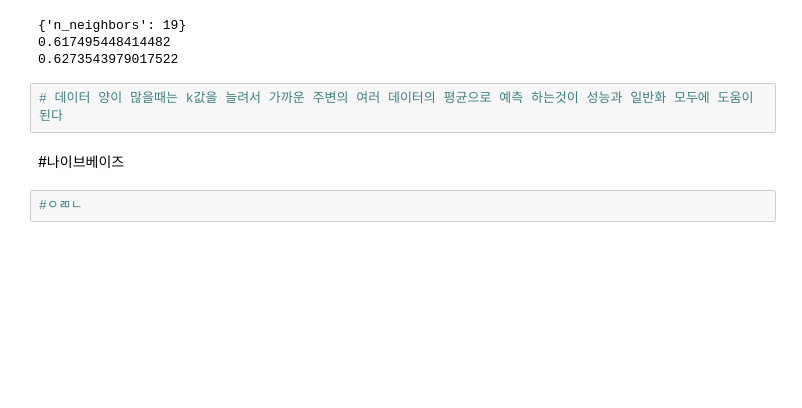
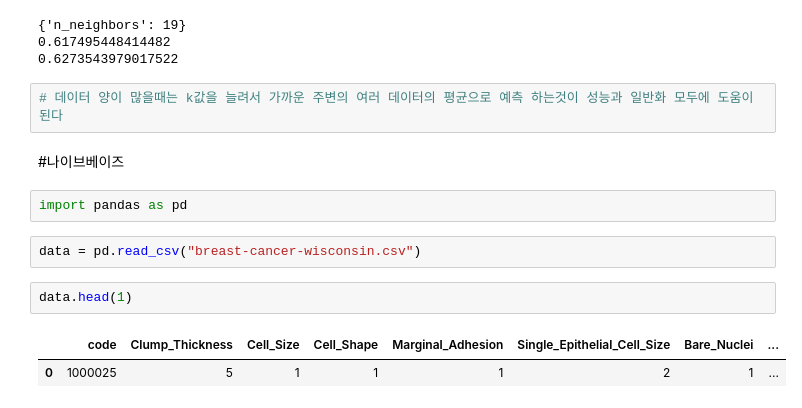
Before and after one commit to holdenkim/codingT, a Jupyter notebook: BBGS_Part4_123.ipynb, the cells around one changed output. Saved outputs shown, nothing was run; the diff lists cells and outputs as text; blank space fills up the shorter version.

```diff
--- a/BBGS_Part4_123.ipynb
+++ b/BBGS_Part4_123.ipynb
@@ -371,5 +371,12 @@ print(rs.score(X_scaled_test, y_test))
 # 데이터 양이 많을때는 k값을 늘려서 가까운 주변의 여러 데이터의 평균으로 예측 하는것이 성능과 일반화 모두에 도움이 된다
 # %% [markdown]
 #나이브베이즈
-# %%
-#ㅇㄻㄴ
+# %%
+import pandas as pd
+# %%
+data = pd.read_csv("breast-cancer-wisconsin.csv")
+# %%
+data.head(1)
+# %% [output]
+|  | code | Clump_Thickness | Cell_Size | Cell_Shape | Marginal_Adhesion | Single_Epithelial_Cell_Size | Bare_Nuclei | ... |
+| 0 | 1000025 | 5 | 1 | 1 | 1 | 2 | 1 | ... |
```
Also changed, not shown: parts of 57 cells of this notebook.
